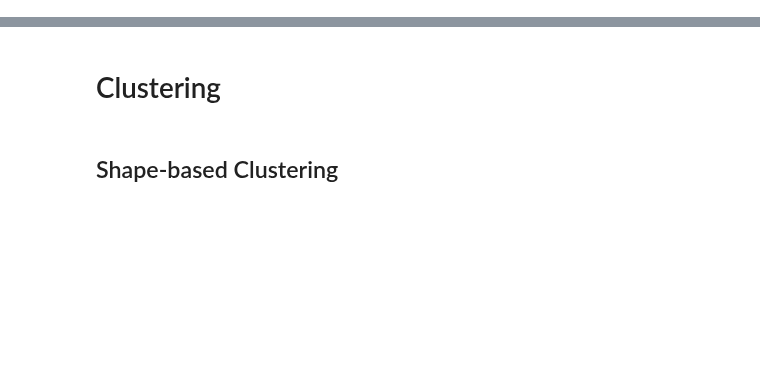
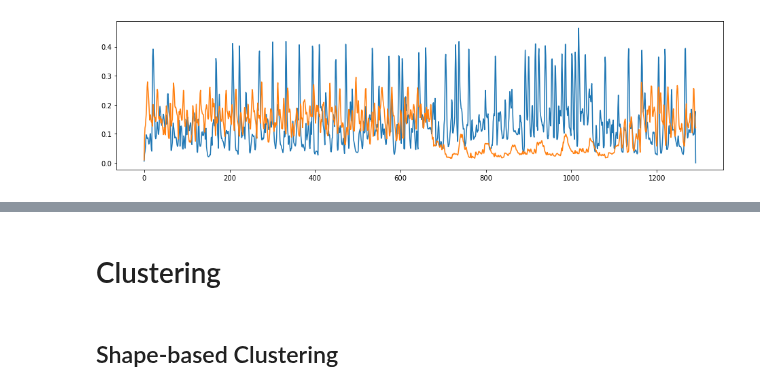
Before and after one commit to cri98li/Data-Mining-2-Project-ts-classification, a Jupyter notebook: Fase 3.ipynb, the cells around one changed output, grey strips where cells are left out. Drawn from its saved outputs; the diff is of its cells as text; code cells hidden in the pictures; blank space fills up the shorter version.

```diff
--- a/Fase 3.ipynb
+++ b/Fase 3.ipynb
@@ -22,0 +29,11 @@ df.head()
+# %%
+plt.figure(figsize=(16, 4))
+
+ts1 = df[df.index==2].T.values
+ts2 = df[df.index==3].T.values
+
+plt.plot(ts1)
+plt.plot(ts2)
+plt.show()
+# %% [output]
+[figure, added]
```
Also changed, not shown: parts of 30 cells of this notebook.
